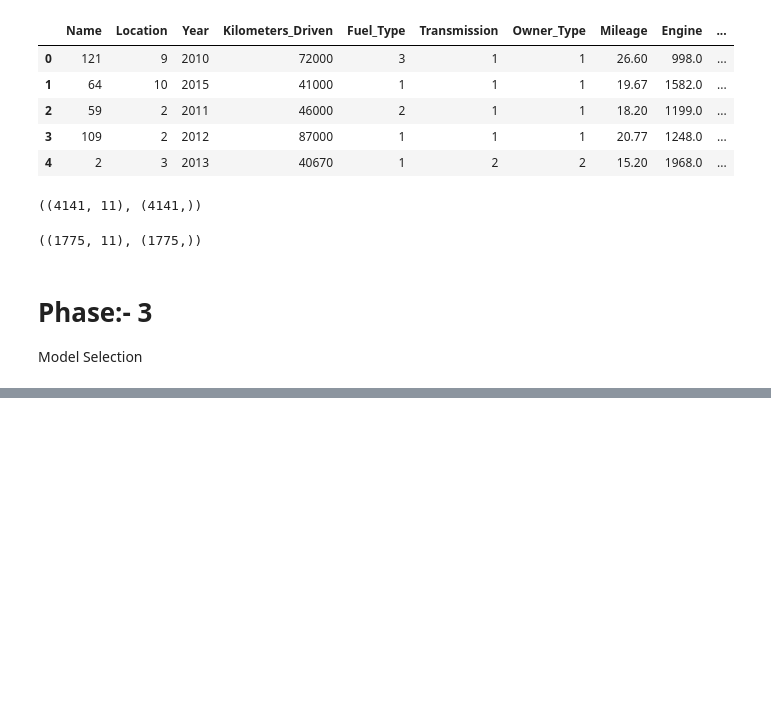
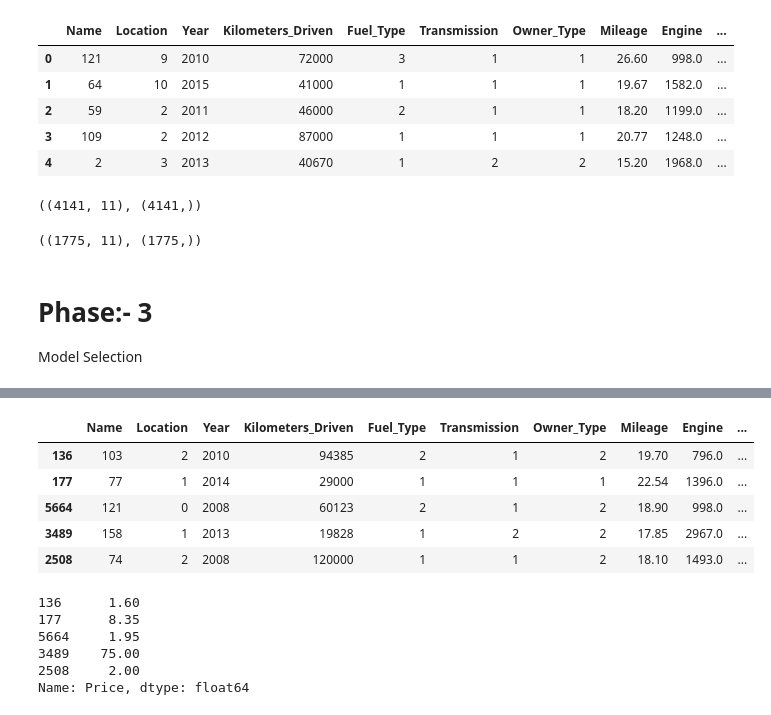
Before and after one commit to shyamranasara/mini-micro-project, a Jupyter notebook: Old Car Price Predicution/Old Car Price Predicution/Old Car Price Predicution.ipynb, the cells around one changed output, grey strips where cells are left out. Saved outputs shown, nothing was run; the diff lists cells and outputs as text; code cells hidden in the pictures; blank space fills up the shorter version.

Commit message:
Old Car Price Predicution

```diff
--- a/Old Car Price Predicution/Old Car Price Predicution/Old Car Price Predicution.ipynb
+++ b/Old Car Price Predicution/Old Car Price Predicution/Old Car Price Predicution.ipynb
@@ -846,0 +847,18 @@ tsds
+# %%
+x_test.head()
+# %% [output]
+|  | Name | Location | Year | Kilometers_Driven | Fuel_Type | Transmission | Owner_Type | Mileage | Engine | ... |
+| 136 | 103 | 2 | 2010 | 94385 | 2 | 1 | 2 | 19.70 | 796.0 | ... |
+| 177 | 77 | 1 | 2014 | 29000 | 1 | 1 | 1 | 22.54 | 1396.0 | ... |
+| 5664 | 121 | 0 | 2008 | 60123 | 2 | 1 | 2 | 18.90 | 998.0 | ... |
+| 3489 | 158 | 1 | 2013 | 19828 | 1 | 2 | 2 | 17.85 | 2967.0 | ... |
+| 2508 | 74 | 2 | 2008 | 120000 | 1 | 1 | 2 | 18.10 | 1493.0 | ... |
+# %%
+y_test.head()
+# %% [output]
+136      1.60
+177      8.35
+5664     1.95
+3489    75.00
+2508     2.00
+Name: Price, dtype: float64
```
Also changed, not shown: parts of 20 cells of this notebook, 31 other files.
